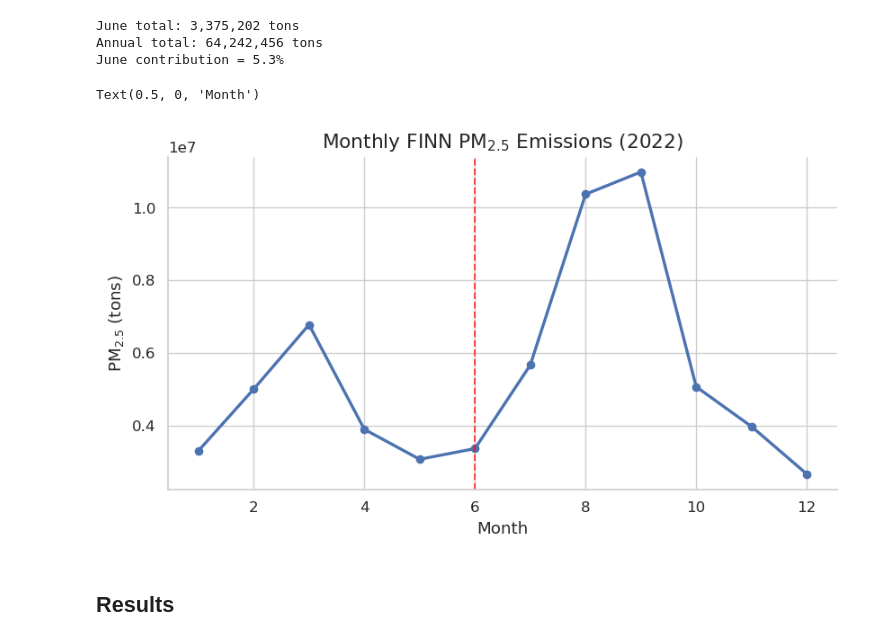
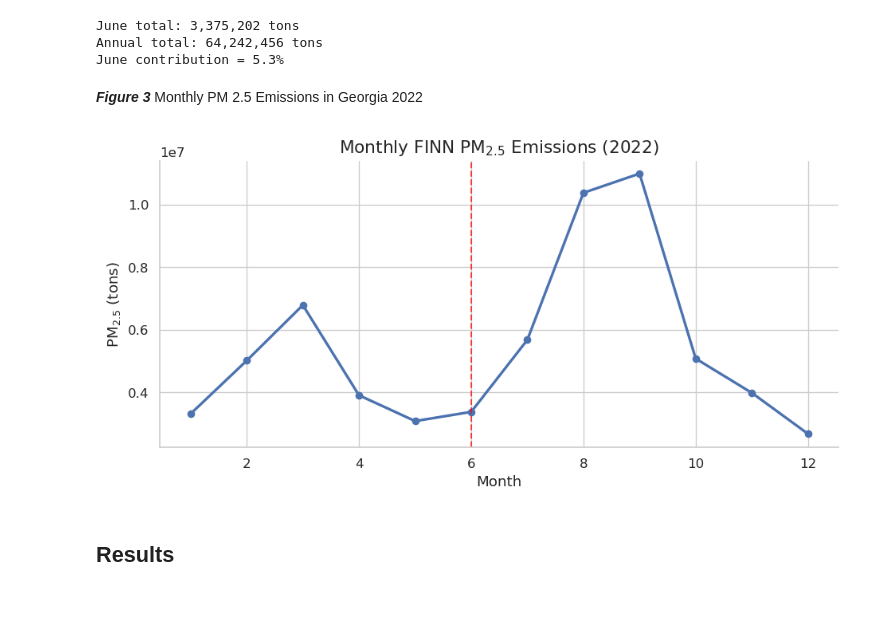
Before and after one commit to spatrin/SP-SOARS-Project, a Jupyter notebook: final (1).ipynb, the cells around one changed output. Saved outputs shown, nothing was run; the diff lists cells and outputs as text; code cells hidden in the pictures; blank space fills up the shorter version.

```diff
--- a/final (1).ipynb
+++ b/final (1).ipynb
@@ -345,32 +355,37 @@ monthly_finn = (
     .groupby("time.month")
     .sum()
 )
+# %% [markdown]
+***Figure 3*** Monthly PM 2.5 Emissions in Georgia 2022
 # %%
 plt.figure(figsize=(8,4))
 
 plt.plot(
     monthly_finn["month"],
     monthly_finn,
     marker="o",
     linewidth=2
 )
 
 plt.axvline(
     6,
     ls="--",
     color="red",
     alpha=0.7
 )
 
 plt.title(
     "Monthly FINN PM$_{2.5}$ Emissions (2022)"
 )
 
 plt.ylabel("PM$_{2.5}$ (tons)")
 plt.xlabel("Month")
+
+plt.tight_layout()
+savefig(fig, "fig03_finn_monthly_pm25_emissions.png")
+plt.show()
 # %% [output]
-Text(0.5, 0, 'Month')
-[figure, old version]
+[figure, new version]
 # %% [markdown]
 ## Results
 # %% [markdown]
```
Also changed, not shown: parts of 50 cells of this notebook.
